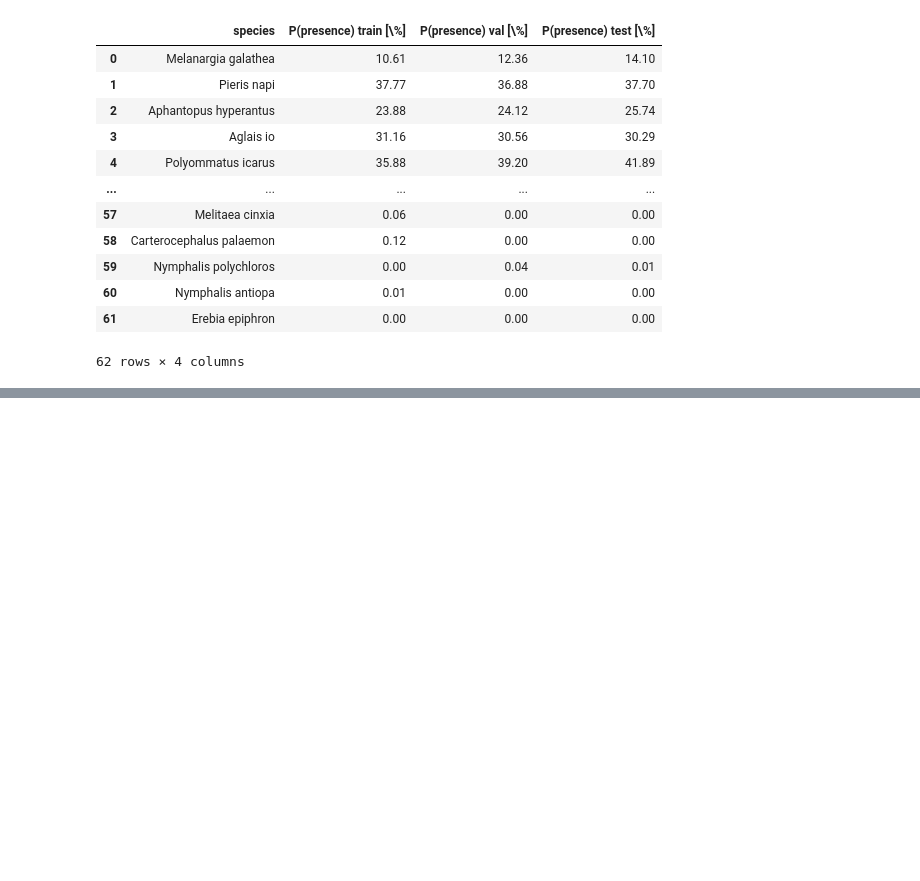
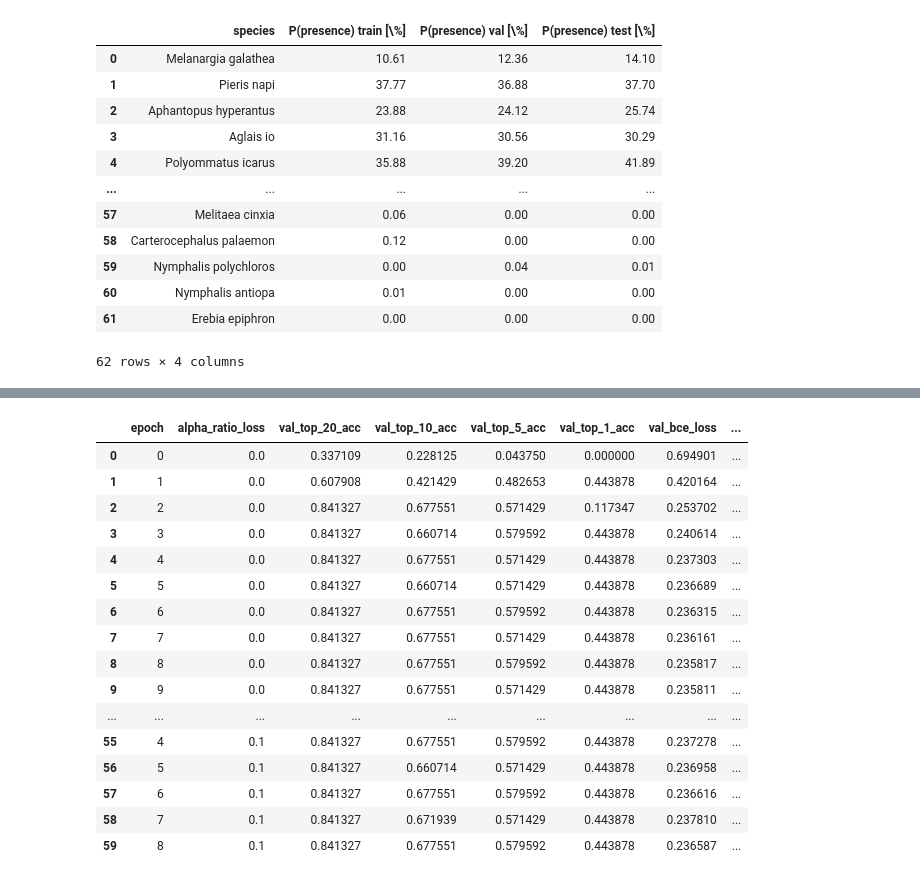
Before and after one commit to vdplasthijs/PECL, a Jupyter notebook: notebooks/try-out/Results figs and tables.ipynb, the cells around one changed output, grey strips where cells are left out. Drawn from its saved outputs; the diff is of its cells as text; code cells hidden in the pictures; blank space fills up the shorter version.

Commit message:
tables and time series

```diff
--- a/notebooks/try-out/Results figs and tables.ipynb
+++ b/notebooks/try-out/Results figs and tables.ipynb
@@ -193,0 +94,2 @@ tmp
+# %%
+tmp = dvu.print_table_test(split_use='test')
@@ -193,0 +160,20 @@ tmp
+# %%
+tmp.head(60)
+# %% [output]
+|  | epoch | alpha_ratio_loss | val_top_20_acc | val_top_10_acc | val_top_5_acc | val_top_1_acc | val_bce_loss | ... |
+| 0 | 0 | 0.0 | 0.337109 | 0.228125 | 0.043750 | 0.000000 | 0.694901 | ... |
+| 1 | 1 | 0.0 | 0.607908 | 0.421429 | 0.482653 | 0.443878 | 0.420164 | ... |
+| 2 | 2 | 0.0 | 0.841327 | 0.677551 | 0.571429 | 0.117347 | 0.253702 | ... |
+| 3 | 3 | 0.0 | 0.841327 | 0.660714 | 0.579592 | 0.443878 | 0.240614 | ... |
+| 4 | 4 | 0.0 | 0.841327 | 0.677551 | 0.571429 | 0.443878 | 0.237303 | ... |
+| 5 | 5 | 0.0 | 0.841327 | 0.660714 | 0.571429 | 0.443878 | 0.236689 | ... |
+| 6 | 6 | 0.0 | 0.841327 | 0.677551 | 0.579592 | 0.443878 | 0.236315 | ... |
+| 7 | 7 | 0.0 | 0.841327 | 0.677551 | 0.571429 | 0.443878 | 0.236161 | ... |
+| 8 | 8 | 0.0 | 0.841327 | 0.677551 | 0.579592 | 0.443878 | 0.235817 | ... |
+| 9 | 9 | 0.0 | 0.841327 | 0.677551 | 0.571429 | 0.443878 | 0.235811 | ... |
+| ... | ... | ... | ... | ... | ... | ... | ... | ... |
+| 55 | 4 | 0.1 | 0.841327 | 0.677551 | 0.579592 | 0.443878 | 0.237278 | ... |
+| 56 | 5 | 0.1 | 0.841327 | 0.660714 | 0.571429 | 0.443878 | 0.236958 | ... |
+| 57 | 6 | 0.1 | 0.841327 | 0.677551 | 0.579592 | 0.443878 | 0.236616 | ... |
+| 58 | 7 | 0.1 | 0.841327 | 0.671939 | 0.571429 | 0.443878 | 0.237810 | ... |
+| 59 | 8 | 0.1 | 0.841327 | 0.677551 | 0.579592 | 0.443878 | 0.236587 | ... |
```
Also changed, not shown: parts of 15 cells of this notebook, 6 other files.
